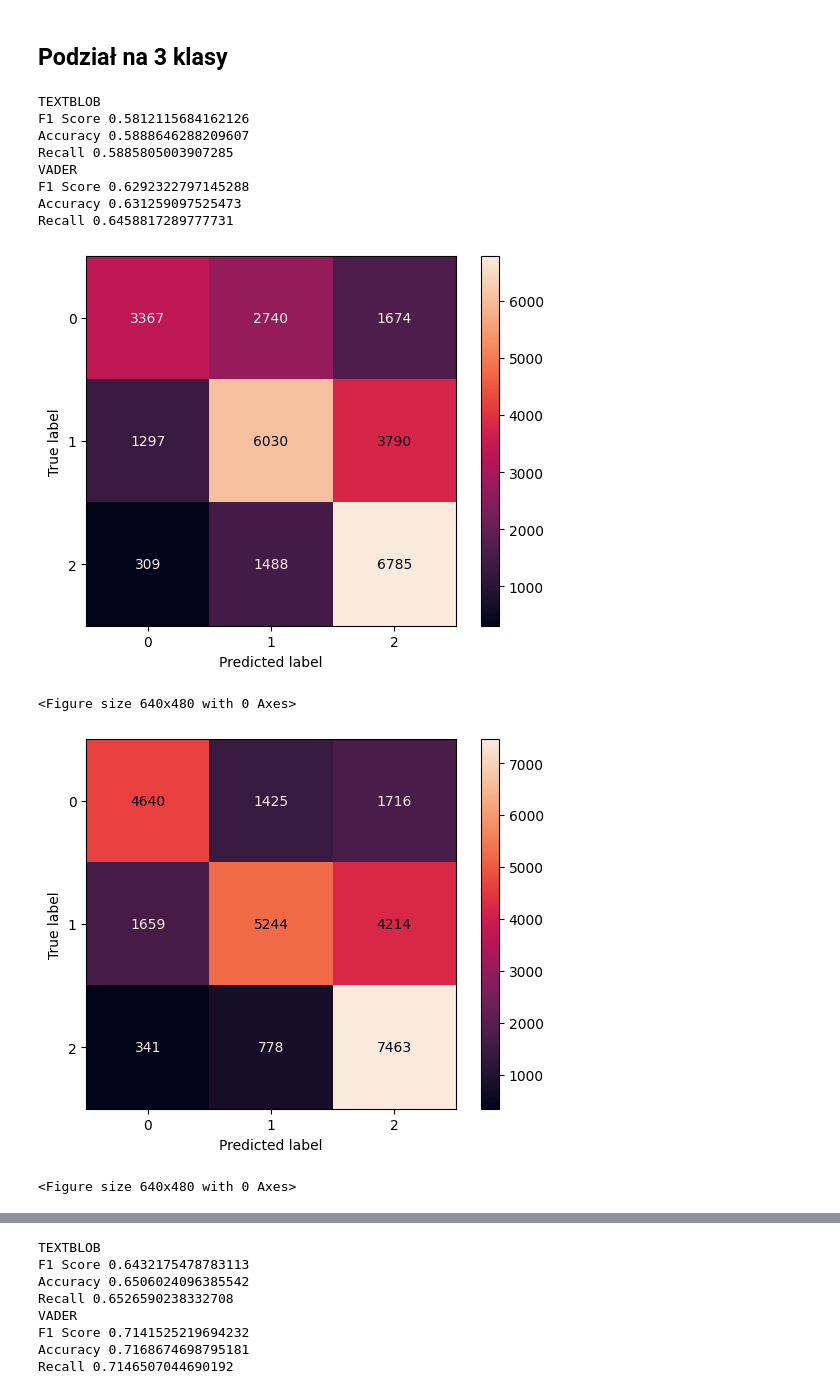
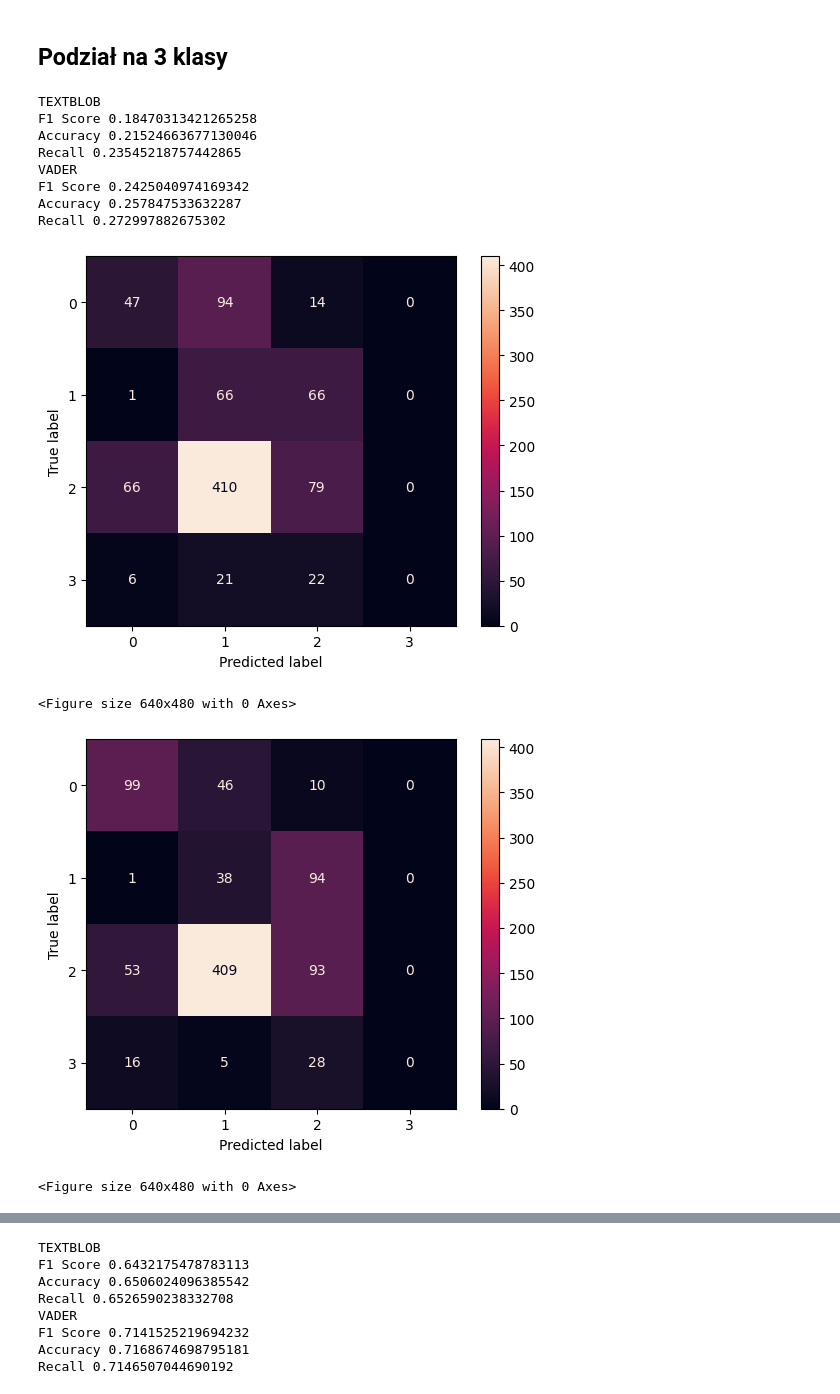
Before and after one commit to mikic202/NLP-2025, a Jupyter notebook: rule_based_analyzers.ipynb, the cells around one changed output, grey strips where cells are left out. Saved outputs shown, nothing was run; the diff lists cells and outputs as text; code cells hidden in the pictures.

```diff
--- a/rule_based_analyzers.ipynb
+++ b/rule_based_analyzers.ipynb
@@ -190,17 +190,17 @@ Recall 0.3131197559115179
 # %% [markdown]
 ## Podział na 3 klasy
 # %%
-get_analysis(train_dataset, get_sentiment_3, SENTIMENT_MODE)
+get_analysis(train_dataset, get_sentiment_3, sentiment_mode=SENTIMENT_MODE)
 # %% [output]
 TEXTBLOB
-F1 Score 0.5812115684162126
-Accuracy 0.5888646288209607
-Recall 0.5885805003907285
+F1 Score 0.18470313421265258
+Accuracy 0.21524663677130046
+Recall 0.23545218757442865
 VADER
-F1 Score 0.6292322797145288
-Accuracy 0.631259097525473
-Recall 0.6458817289777731
+F1 Score 0.2425040974169342
+Accuracy 0.257847533632287
+Recall 0.272997882675302
-[figure, old version]
+[figure, new version]
 <Figure size 640x480 with 0 Axes>
-[figure, old version]
+[figure, new version]
 <Figure size 640x480 with 0 Axes>
```
Also changed, not shown: parts of 2 cells of this notebook.
